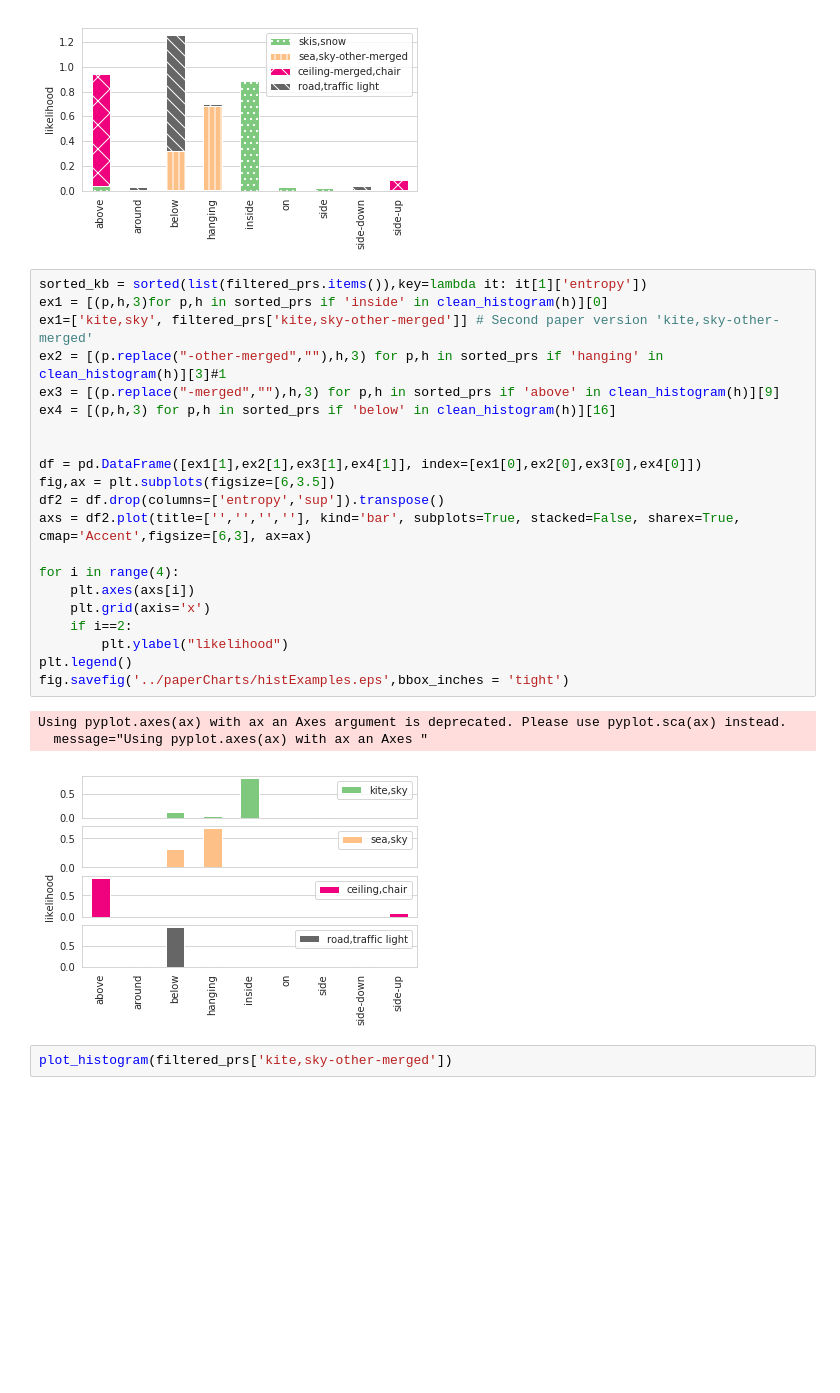
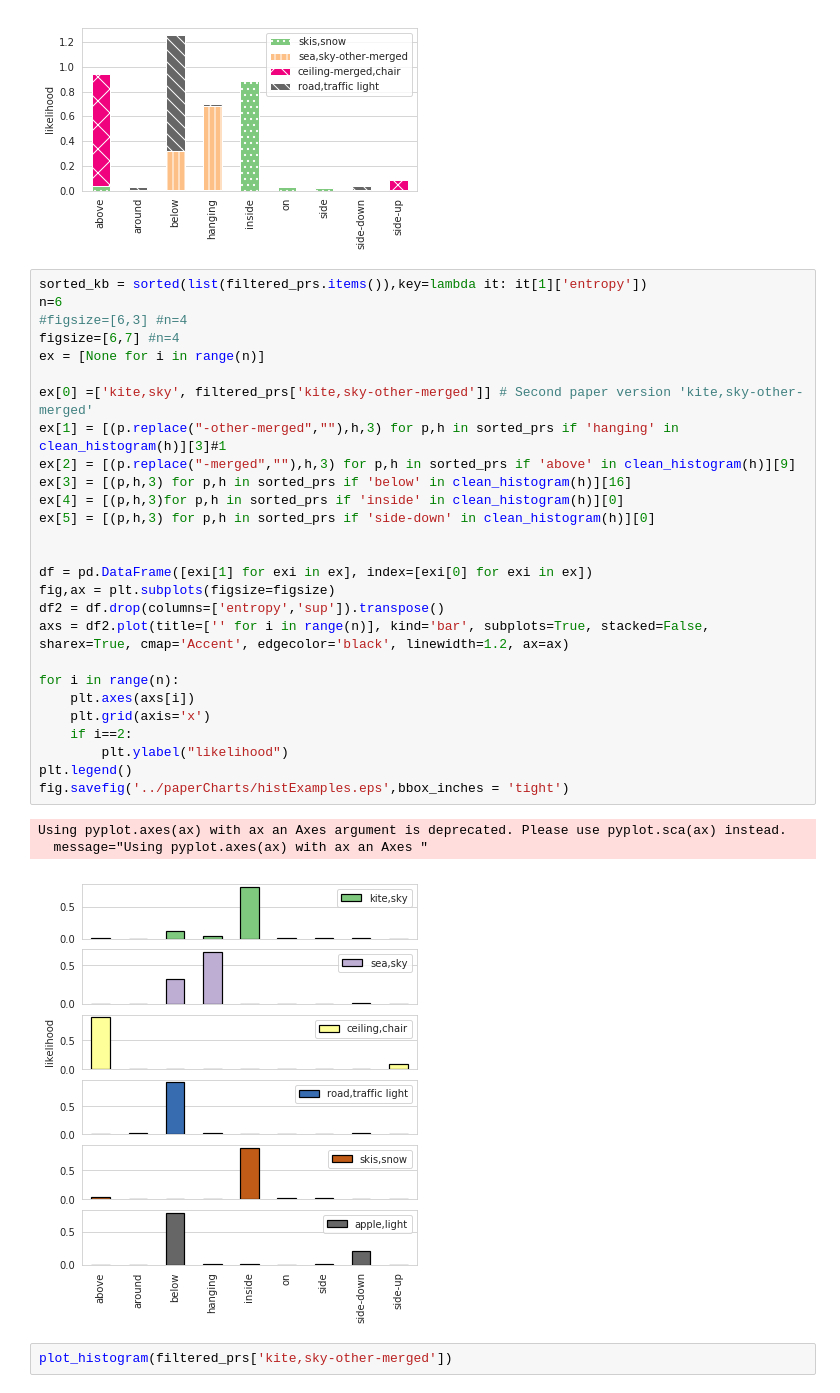
Before and after one commit to AndreaPasini/panoptic-segmentation, a Jupyter notebook: PRS_analysis_COCO.ipynb, the cells around one changed output. Saved outputs shown, nothing was run; the diff lists cells and outputs as text; blank space fills up the shorter version.

```diff
--- a/PRS_analysis_COCO.ipynb
+++ b/PRS_analysis_COCO.ipynb
@@ -412,29 +416,35 @@ fig.savefig('../paperCharts/histExamples.eps',bbox_inches = 'tight')
 [figure]
 # %%
 sorted_kb = sorted(list(filtered_prs.items()),key=lambda it: it[1]['entropy'])
-ex1 = [(p,h,3)for p,h in sorted_prs if 'inside' in clean_histogram(h)][0]
-ex1=['kite,sky', filtered_prs['kite,sky-other-merged']] # Second paper version 'kite,sky-other-merged'
-ex2 = [(p.replace("-other-merged",""),h,3) for p,h in sorted_prs if 'hanging' in clean_histogram(h)][3]#1
-ex3 = [(p.replace("-merged",""),h,3) for p,h in sorted_prs if 'above' in clean_histogram(h)][9]
-ex4 = [(p,h,3) for p,h in sorted_prs if 'below' in clean_histogram(h)][16]
+n=6
+#figsize=[6,3] #n=4
+figsize=[6,7] #n=4
+ex = [None for i in range(n)]
+
+ex[0] =['kite,sky', filtered_prs['kite,sky-other-merged']] # Second paper version 'kite,sky-other-merged'
+ex[1] = [(p.replace("-other-merged",""),h,3) for p,h in sorted_prs if 'hanging' in clean_histogram(h)][3]#1
+ex[2] = [(p.replace("-merged",""),h,3) for p,h in sorted_prs if 'above' in clean_histogram(h)][9]
+ex[3] = [(p,h,3) for p,h in sorted_prs if 'below' in clean_histogram(h)][16]
+ex[4] = [(p,h,3)for p,h in sorted_prs if 'inside' in clean_histogram(h)][0]
+ex[5] = [(p,h,3) for p,h in sorted_prs if 'side-down' in clean_histogram(h)][0]
 
 
-df = pd.DataFrame([ex1[1],ex2[1],ex3[1],ex4[1]], index=[ex1[0],ex2[0],ex3[0],ex4[0]])
-fig,ax = plt.subplots(figsize=[6,3.5])
+df = pd.DataFrame([exi[1] for exi in ex], index=[exi[0] for exi in ex])
+fig,ax = plt.subplots(figsize=figsize)
 df2 = df.drop(columns=['entropy','sup']).transpose()
-axs = df2.plot(title=['','','',''], kind='bar', subplots=True, stacked=False, sharex=True, cmap='Accent',figsize=[6,3], ax=ax)
+axs = df2.plot(title=['' for i in range(n)], kind='bar', subplots=True, stacked=False, sharex=True, cmap='Accent', edgecolor='black', linewidth=1.2, ax=ax)
 
-for i in range(4):
+for i in range(n):
     plt.axes(axs[i])
     plt.grid(axis='x')
     if i==2:
         plt.ylabel("likelihood")
 plt.legend()
 fig.savefig('../paperCharts/histExamples.eps',bbox_inches = 'tight')
 # %% [output]
 Using pyplot.axes(ax) with ax an Axes argument is deprecated. Please use pyplot.sca(ax) instead.
   message="Using pyplot.axes(ax) with ax an Axes "
-[figure, old version]
+[figure, new version]
 # %%
 plot_histogram(filtered_prs['kite,sky-other-merged'])
 # %% [output]
```
Also changed, not shown: parts of 2 cells of this notebook, 8 other files.
